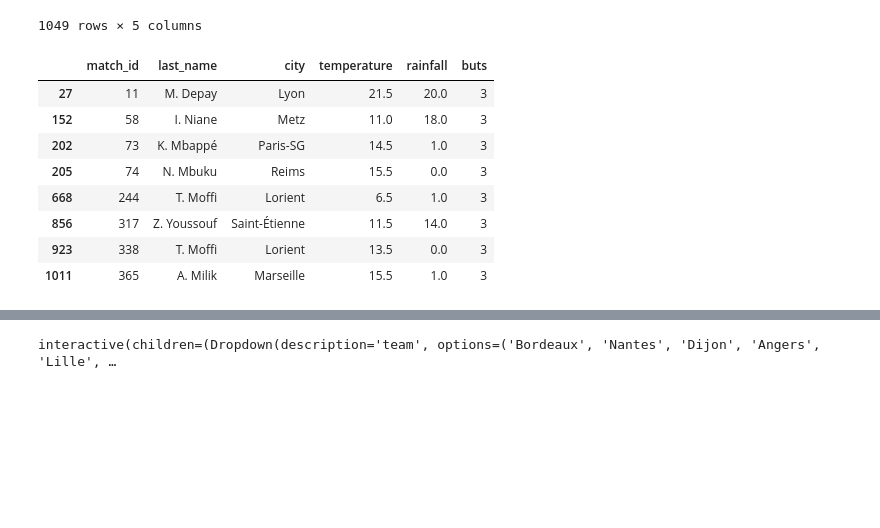
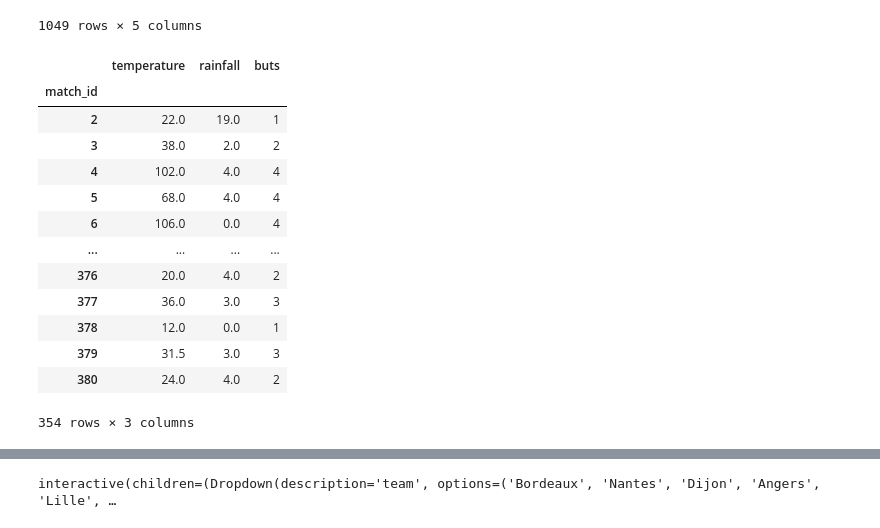
Before and after one commit to rolandina/foot-meteo, a Jupyter notebook: project_with_weather_from_csv/Requêtes.ipynb, the cells around one changed output, grey strips where cells are left out. Saved outputs shown, nothing was run; the diff lists cells and outputs as text; code cells hidden in the pictures; blank space fills up the shorter version.

```diff
--- a/project_with_weather_from_csv/Requêtes.ipynb
+++ b/project_with_weather_from_csv/Requêtes.ipynb
@@ -107,12 +96,18 @@ df3 = df[df['delete'] != 1].drop('delete', axis = 1)
-# %%
-df3[df3['buts'] == 3]
-# %% [output]
-|  | match_id | last_name | city | temperature | rainfall | buts |
-| 27 | 11 | M. Depay | Lyon | 21.5 | 20.0 | 3 |
-| 152 | 58 | I. Niane | Metz | 11.0 | 18.0 | 3 |
-| 202 | 73 | K. Mbappé | Paris-SG | 14.5 | 1.0 | 3 |
-| 205 | 74 | N. Mbuku | Reims | 15.5 | 0.0 | 3 |
-| 668 | 244 | T. Moffi | Lorient | 6.5 | 1.0 | 3 |
-| 856 | 317 | Z. Youssouf | Saint-Étienne | 11.5 | 14.0 | 3 |
-| 923 | 338 | T. Moffi | Lorient | 13.5 | 0.0 | 3 |
-| 1011 | 365 | A. Milik | Marseille | 15.5 | 1.0 | 3 |
+# %%
+df_total_but = data2[['city','temperature','rainfall', 'buts']].groupby(data2['match_id']).sum()
+df_total_but
+# %% [output]
+|  | temperature | rainfall | buts |
+| match_id |  |  |  |
+| 2 | 22.0 | 19.0 | 1 |
+| 3 | 38.0 | 2.0 | 2 |
+| 4 | 102.0 | 4.0 | 4 |
+| 5 | 68.0 | 4.0 | 4 |
+| 6 | 106.0 | 0.0 | 4 |
+| ... | ... | ... | ... |
+| 376 | 20.0 | 4.0 | 2 |
+| 377 | 36.0 | 3.0 | 3 |
+| 378 | 12.0 | 0.0 | 1 |
+| 379 | 31.5 | 3.0 | 3 |
+| 380 | 24.0 | 4.0 | 2 |
+354 rows × 3 columns
```
Also changed, not shown: parts of 10 cells of this notebook.
